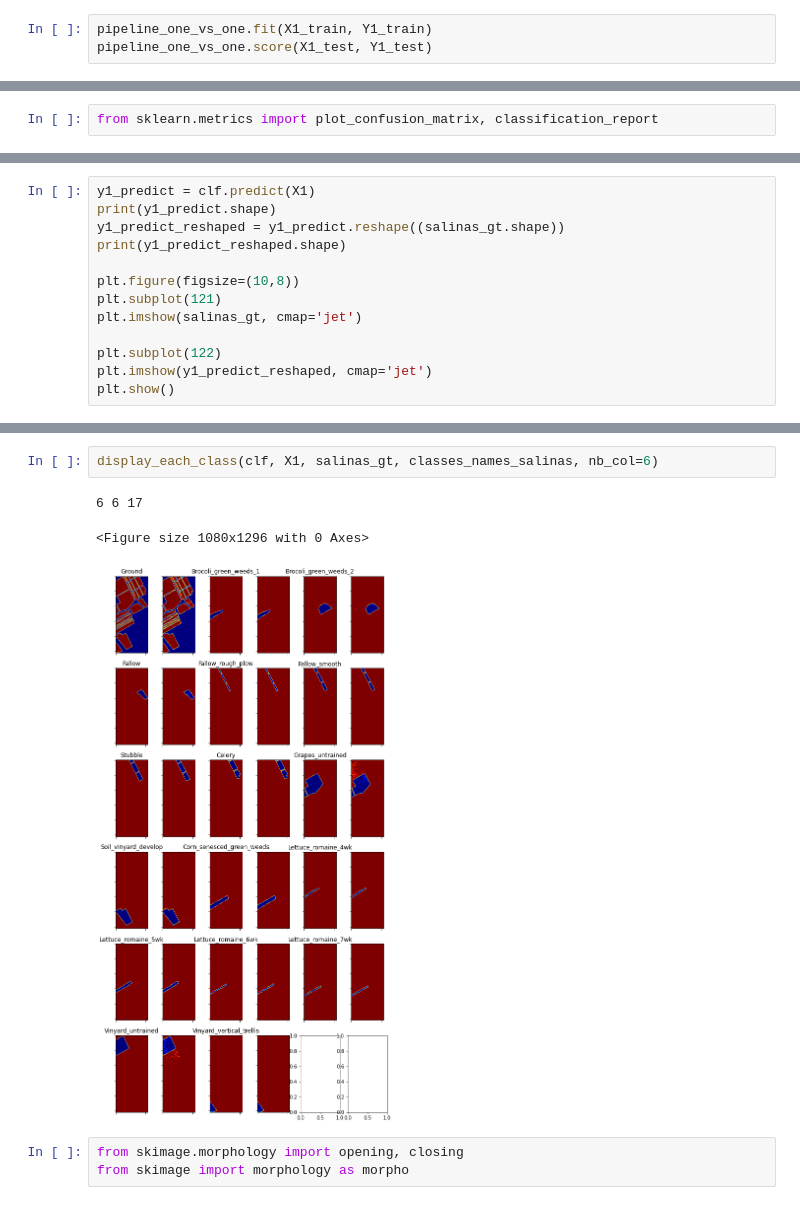
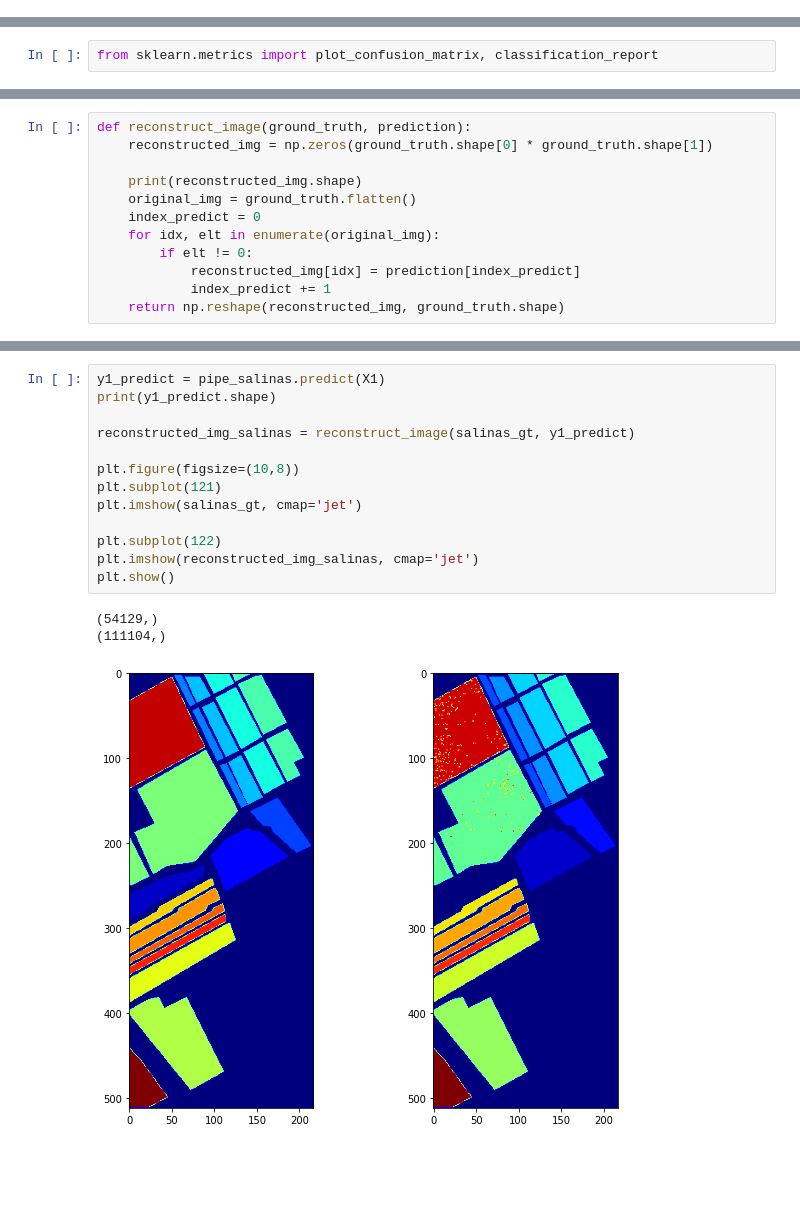
Before and after one commit to DarkPaquito/iml-project, a Jupyter notebook: Project_IML_guillaume_decision_tree.ipynb, the cells around one changed output, grey strips where cells are left out. Cells and saved outputs as stored; diff of their text form; blank space fills up the shorter version.

```diff
--- a/Project_IML_guillaume_decision_tree.ipynb
+++ b/Project_IML_guillaume_decision_tree.ipynb
@@ -227,3 +158,0 @@ pipe_onevsone_pca.score(X1_test, Y1_test)
-# %%
-pipeline_one_vs_one.fit(X1_train, Y1_train)
-pipeline_one_vs_one.score(X1_test, Y1_test)
@@ -375,13 +347,12 @@ weighted avg       0.94      0.94      0.94     22221
 # %%
-y1_predict = clf.predict(X1)
-print(y1_predict.shape)
-y1_predict_reshaped = y1_predict.reshape((salinas_gt.shape))
-print(y1_predict_reshaped.shape)
+def reconstruct_image(ground_truth, prediction):
+    reconstructed_img = np.zeros(ground_truth.shape[0] * ground_truth.shape[1])
 
-plt.figure(figsize=(10,8))
-plt.subplot(121)
-plt.imshow(salinas_gt, cmap='jet')
-
-plt.subplot(122)
-plt.imshow(y1_predict_reshaped, cmap='jet')
-plt.show()
+    print(reconstructed_img.shape)
+    original_img = ground_truth.flatten()
+    index_predict = 0
+    for idx, elt in enumerate(original_img):
+        if elt != 0:
+            reconstructed_img[idx] = prediction[index_predict]
+            index_predict += 1
+    return np.reshape(reconstructed_img, ground_truth.shape)
@@ -418,9 +359,17 @@ def display_each_class(clf, X, ground_truth, name_classes, nb_col):
-# %%
-display_each_class(clf, X1, salinas_gt, classes_names_salinas, nb_col=6)
-# %% [output]
-6 6 17
-<Figure size 1080x1296 with 0 Axes>
-[figure, removed]
-# %%
-from skimage.morphology import opening, closing
-from skimage import morphology as morpho
+# %%
+y1_predict = pipe_salinas.predict(X1)
+print(y1_predict.shape)
+
+reconstructed_img_salinas = reconstruct_image(salinas_gt, y1_predict)
+
+plt.figure(figsize=(10,8))
+plt.subplot(121)
+plt.imshow(salinas_gt, cmap='jet')
+
+plt.subplot(122)
+plt.imshow(reconstructed_img_salinas, cmap='jet')
+plt.show()
+# %% [output]
+(54129,)
+(111104,)
+[figure, added]
```
Also changed, not shown: parts of 48 cells of this notebook.
